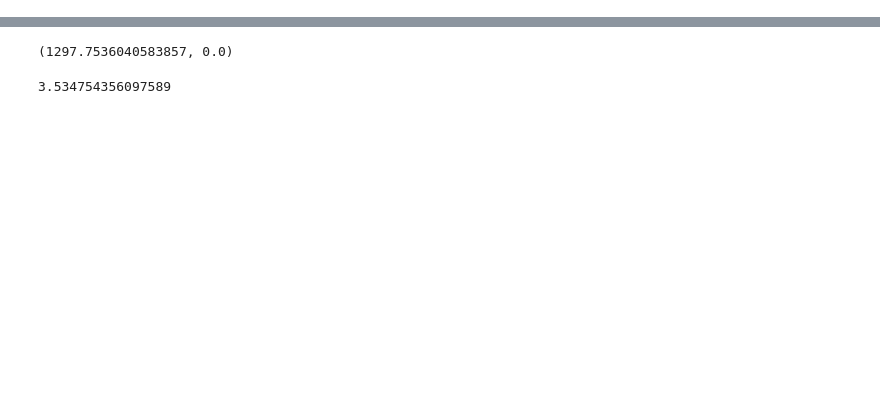
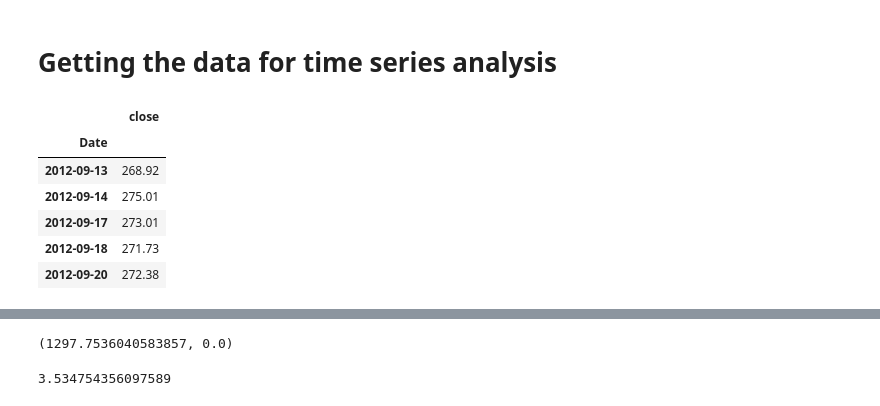
Before and after one commit to jesvin1/EPAT_TIMESERIES, a Jupyter notebook: LSTM.ipynb, the cells around one changed output, grey strips where cells are left out. Drawn from its saved outputs; the diff is of its cells as text; code cells hidden in the pictures; blank space fills up the shorter version.

```diff
--- a/LSTM.ipynb
+++ b/LSTM.ipynb
@@ -81,0 +172,2 @@ plt.show()
+# %% [markdown]
+# Getting the data for time series analysis
@@ -81,0 +179,10 @@ plt.show()
+# %%
+my_stock.head()
+# %% [output]
+|  | close |
+| Date |  |
+| 2012-09-13 | 268.92 |
+| 2012-09-14 | 275.01 |
+| 2012-09-17 | 273.01 |
+| 2012-09-18 | 271.73 |
+| 2012-09-20 | 272.38 |
```
Also changed, not shown: parts of 34 cells of this notebook.
